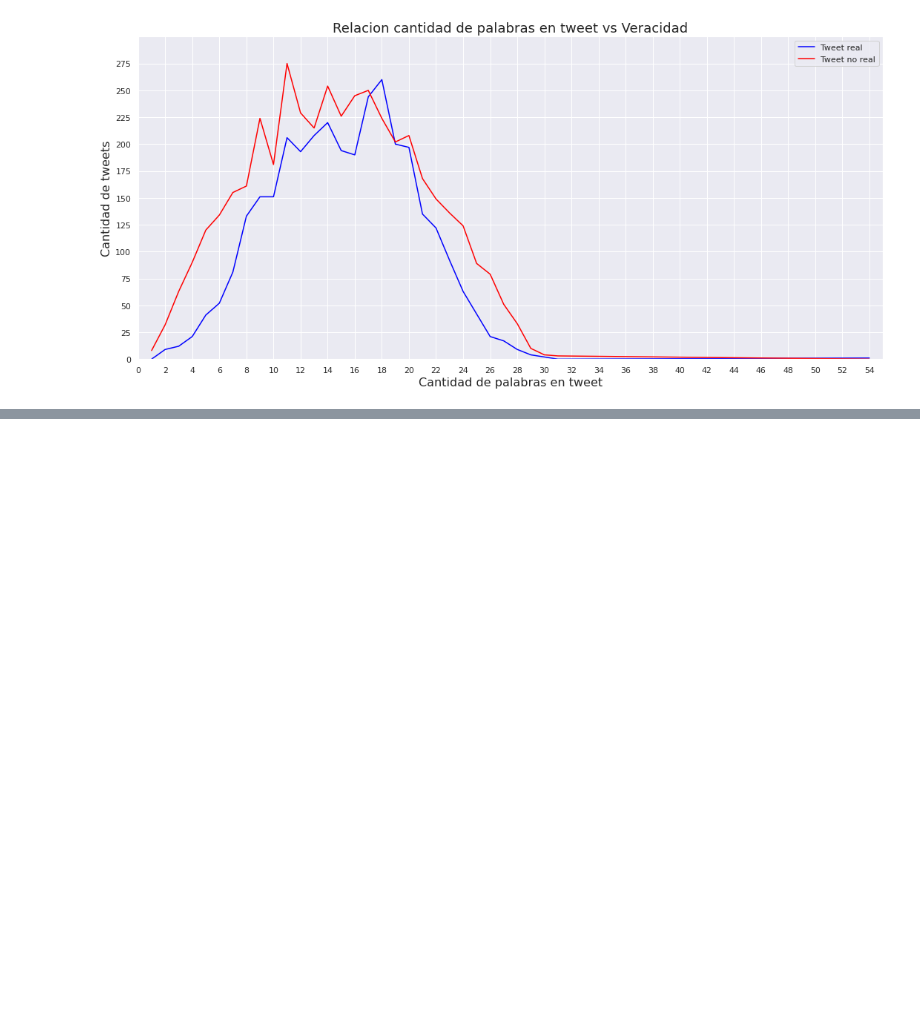
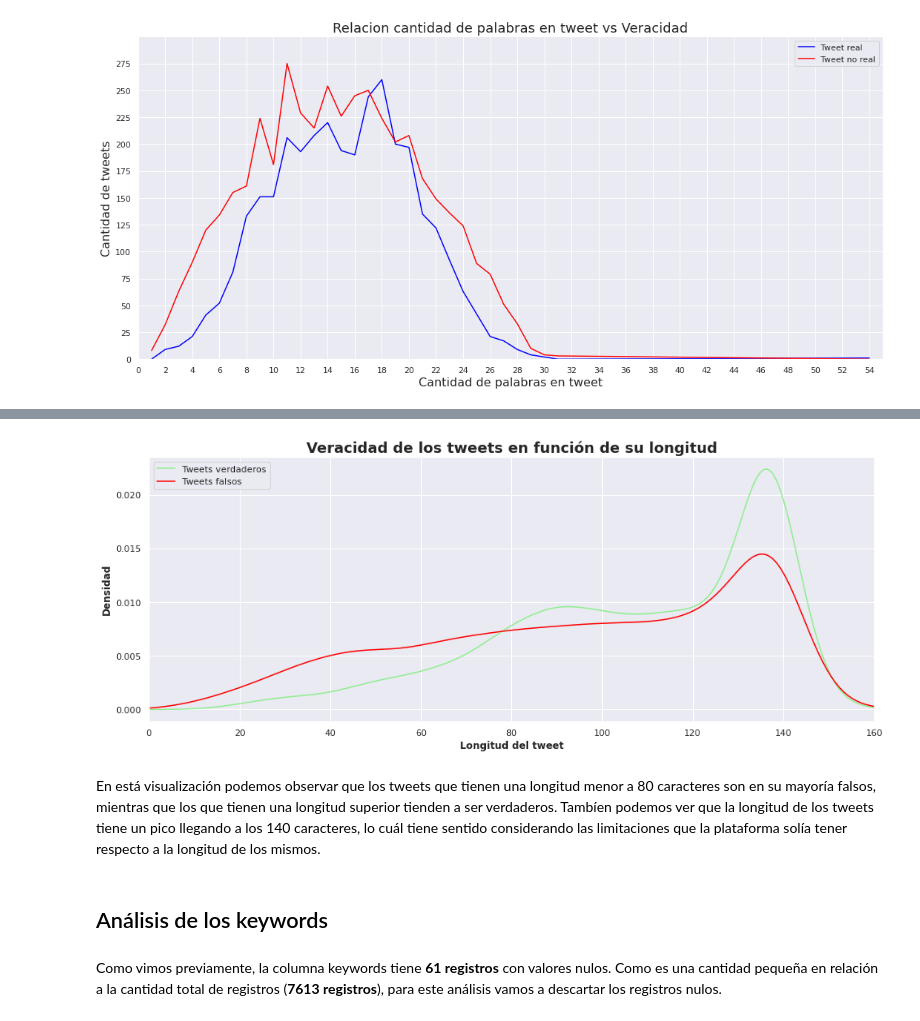
Before and after one commit to alepenaa94/TP1_Real_or_Not, a Jupyter notebook: TP1_Real_or_Not.ipynb, the cells around one changed output, grey strips where cells are left out. Drawn from its saved outputs; the diff is of its cells as text; code cells hidden in the pictures; blank space fills up the shorter version.

Commit message:
Agrego visualizaciones

```diff
--- a/TP1_Real_or_Not.ipynb
+++ b/TP1_Real_or_Not.ipynb
@@ -72,6 +71,8 @@ freq              45
 Name: keyword, dtype: object
 # %%
 train_df['keyword'].fillna(value='',inplace=True)
+# %%
+train_df['keyword'] = train_df['keyword'].str.replace('%20',' ')
 # %% [markdown]
 Posiblemente luego analicemos los textos y veamos la posibilidad de completar estos keyword vacios con algun valor mas significativo
 # %%
@@ -128,0 +132,3 @@ ax.set_ylabel('Cantidad de tweets', fontsize=16);
+# %%
+#Creamos una columna con la longitud del tweet.
+train_df['longitud_del_tweet'] = train_df['text'].str.len()
@@ -128,0 +161,26 @@ ax.set_ylabel('Cantidad de tweets', fontsize=16);
+# %%
+train_df = train_df.astype({'longitud_del_tweet':np.uint8})
+# %%
+fig= plt.figure()
+ax = fig.add_subplot(111)
+
+plt.title('Veracidad de los tweets en función de su longitud',fontsize=18,fontweight='bold')
+
+train_df[train_df['target']]['longitud_del_tweet'].plot.kde(color='lightgreen', figsize=(16, 6), label = 'Tweets verdaderos')
+train_df[~train_df['target']]['longitud_del_tweet'].plot.kde(color='red', ax=ax, figsize=(16, 6), label = 'Tweets falsos')
+
+ax.set_xlabel('Longitud del tweet', fontsize=12, fontweight='bold')
+ax.set_ylabel('Densidad', fontsize=12, fontweight='bold')
+
+ax.set_xlim(0, 160) #Seteamos los límites del eje x conociendo el valor máximo y mínimo de la longitud de los tweets.
+ax.legend()
+
+plt.show()
+# %% [output]
+[figure, added]
+# %% [markdown]
+En está visualización podemos observar que los tweets que tienen una longitud menor a 80 caracteres son en su mayoría falsos, mientras que los que tienen una longitud superior tienden a ser verdaderos. Tambíen podemos ver que la longitud de los tweets tiene un pico llegando a los 140 caracteres, lo cuál tiene sentido considerando las limitaciones que la plataforma solía tener respecto a la longitud de los mismos.
+# %% [markdown]
+## Análisis de los keywords
+# %% [markdown]
+Como vimos previamente, la columna keywords tiene **61 registros** con valores nulos. Como es una cantidad pequeña en relación a la cantidad total de registros (**7613 registros**), para este análisis vamos a descartar los registros nulos.
```
Also changed, not shown: parts of 15 cells of this notebook.
